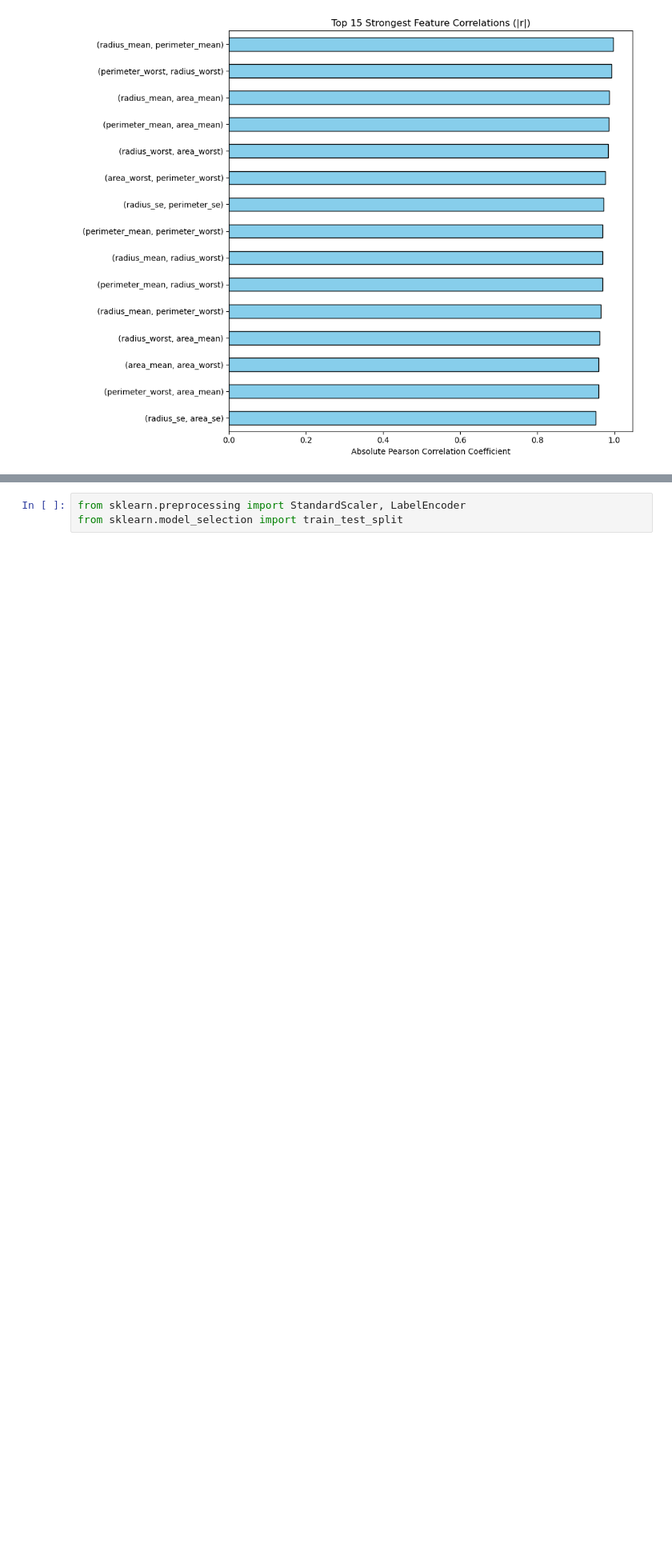
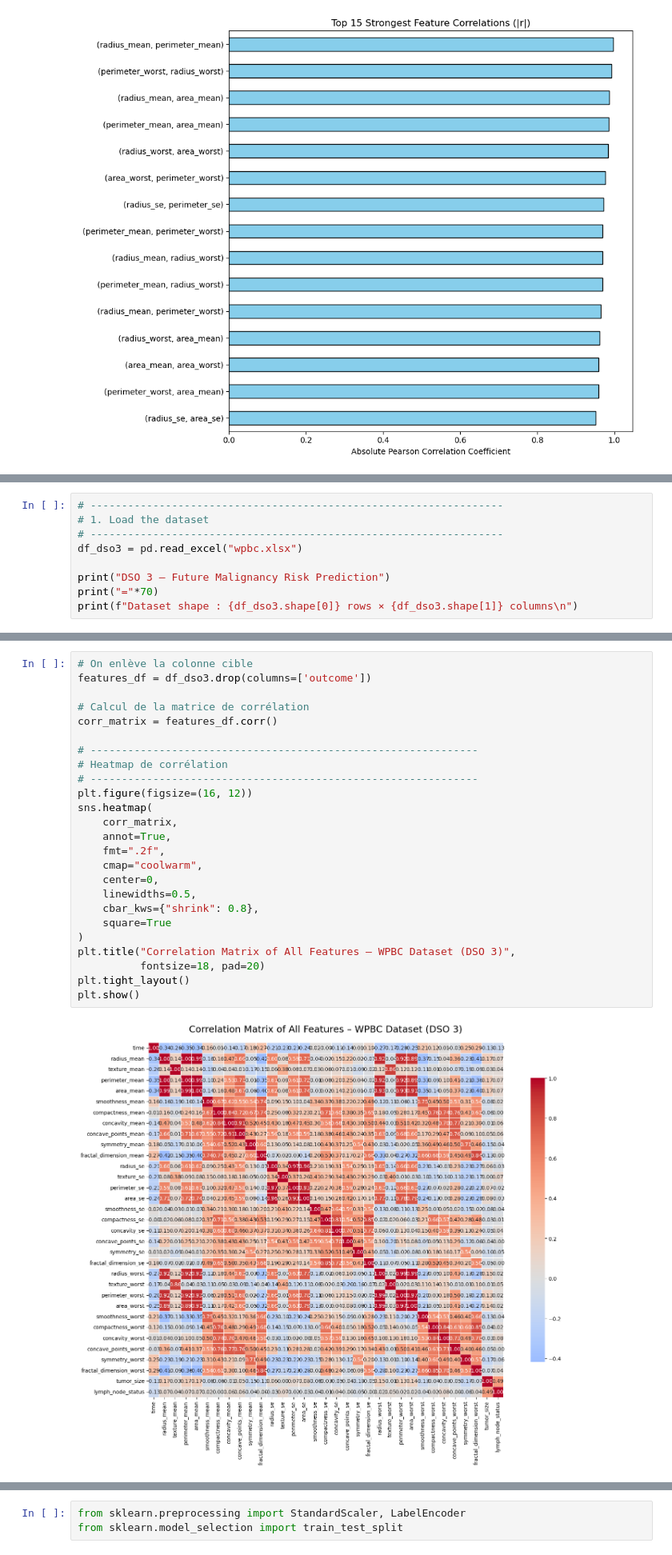
Before and after one commit to youssef060902/Algonomads_ML, a Jupyter notebook: Project.ipynb, the cells around one changed output, grey strips where cells are left out. Shown at 80% size. Drawn from its saved outputs; the diff is of its cells as text; blank space fills up the shorter version.

```diff
--- a/Project.ipynb
+++ b/Project.ipynb
@@ -268,0 +241,9 @@ plt.show()
+# %%
+# ------------------------------------------------------------------
+# 1. Load the dataset
+# ------------------------------------------------------------------
+df_dso3 = pd.read_excel("wpbc.xlsx")
+
+print("DSO 3 – Future Malignancy Risk Prediction")
+print("="*70)
+print(f"Dataset shape : {df_dso3.shape[0]} rows × {df_dso3.shape[1]} columns\n")
@@ -268,0 +344,27 @@ plt.show()
+# %%
+# On enlève la colonne cible
+features_df = df_dso3.drop(columns=['outcome'])
+
+# Calcul de la matrice de corrélation
+corr_matrix = features_df.corr()
+
+# --------------------------------------------------------------
+# Heatmap de corrélation
+# --------------------------------------------------------------
+plt.figure(figsize=(16, 12))
+sns.heatmap(
+    corr_matrix,
+    annot=True,
+    fmt=".2f",
+    cmap="coolwarm",
+    center=0,
+    linewidths=0.5,
+    cbar_kws={"shrink": 0.8},
+    square=True
+)
+plt.title("Correlation Matrix of All Features – WPBC Dataset (DSO 3)",
+          fontsize=18, pad=20)
+plt.tight_layout()
+plt.show()
+# %% [output]
+[figure, added]
```
Also changed, not shown: parts of 52 cells of this notebook, 1 other file.
